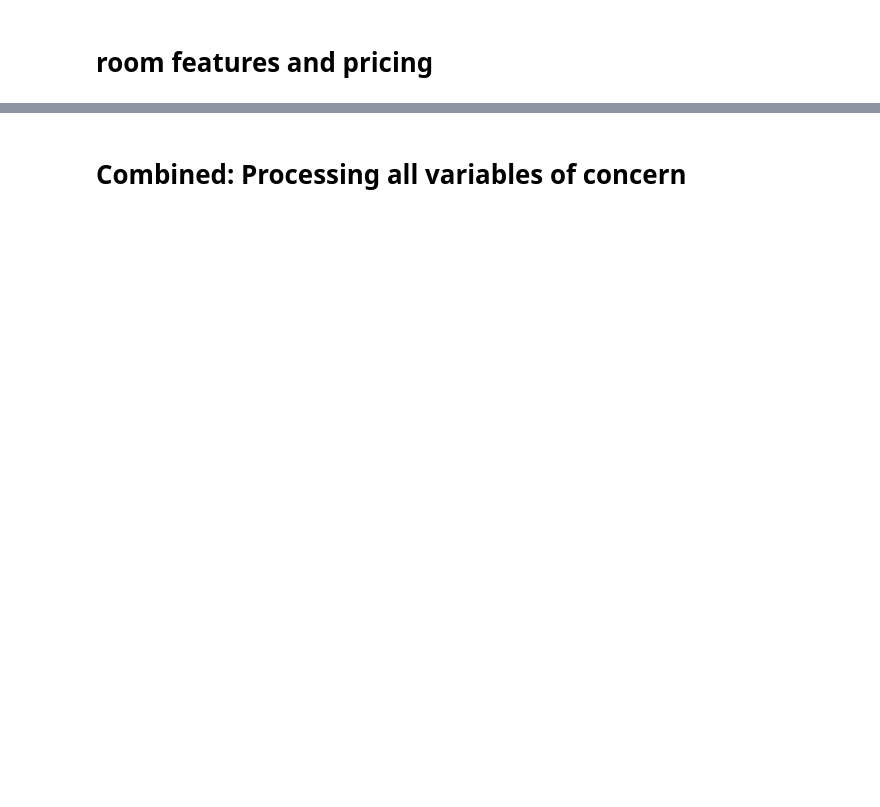
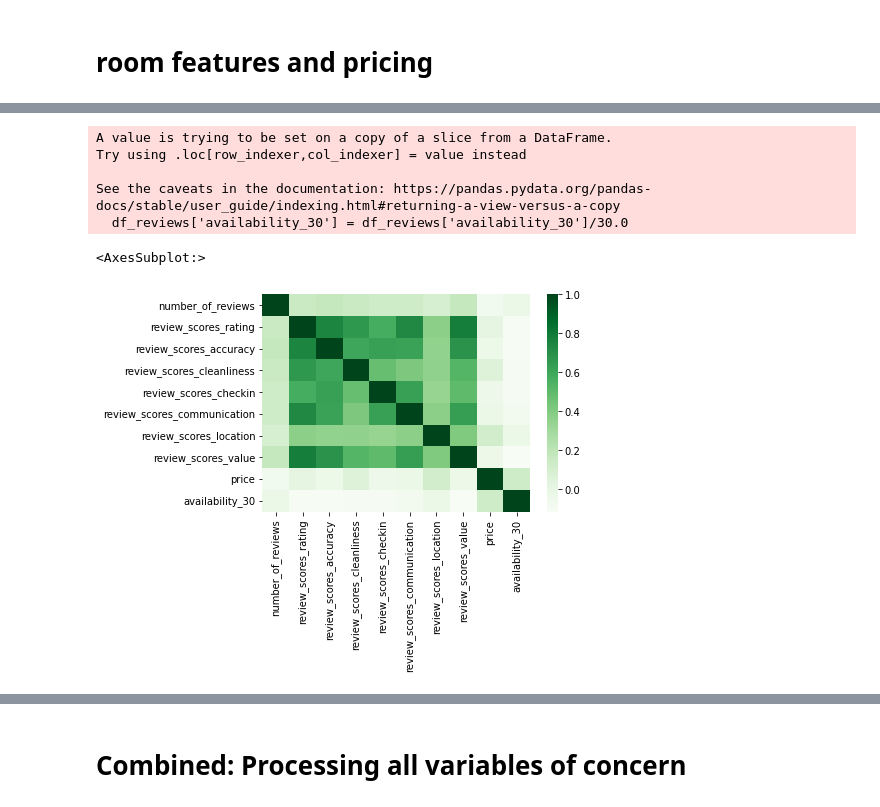
Before and after one commit to Fabrizio-Andrew/Vacation-Rental-Pricing-Estimator, a Jupyter notebook: experimentation/eda0.ipynb, the cells around one changed output, grey strips where cells are left out. Saved outputs shown, nothing was run; the diff lists cells and outputs as text; code cells hidden in the pictures; blank space fills up the shorter version.

```diff
--- a/experimentation/eda0.ipynb
+++ b/experimentation/eda0.ipynb
@@ -423,0 +480,14 @@ df_none_null[columns_of_interest_hosts]
+# %%
+_review_features = [ "number_of_reviews", "review_scores_rating", "review_scores_accuracy",	"review_scores_cleanliness",	"review_scores_checkin",	"review_scores_communication",
+                        "review_scores_location",	"review_scores_value", 'price', "availability_30"]
+df_reviews= df_none_null[_review_features]
+df_reviews['availability_30'] = df_reviews['availability_30']/30.0
+sns.heatmap(df_reviews.corr(), cmap="Greens")
+# %% [output]
+A value is trying to be set on a copy of a slice from a DataFrame.
+Try using .loc[row_indexer,col_indexer] = value instead
+
+See the caveats in the documentation: https://pandas.pydata.org/pandas-docs/stable/user_guide/indexing.html#returning-a-view-versus-a-copy
+  df_reviews['availability_30'] = df_reviews['availability_30']/30.0
+<AxesSubplot:>
+[figure, added]
```
Also changed, not shown: parts of 23 cells of this notebook.
